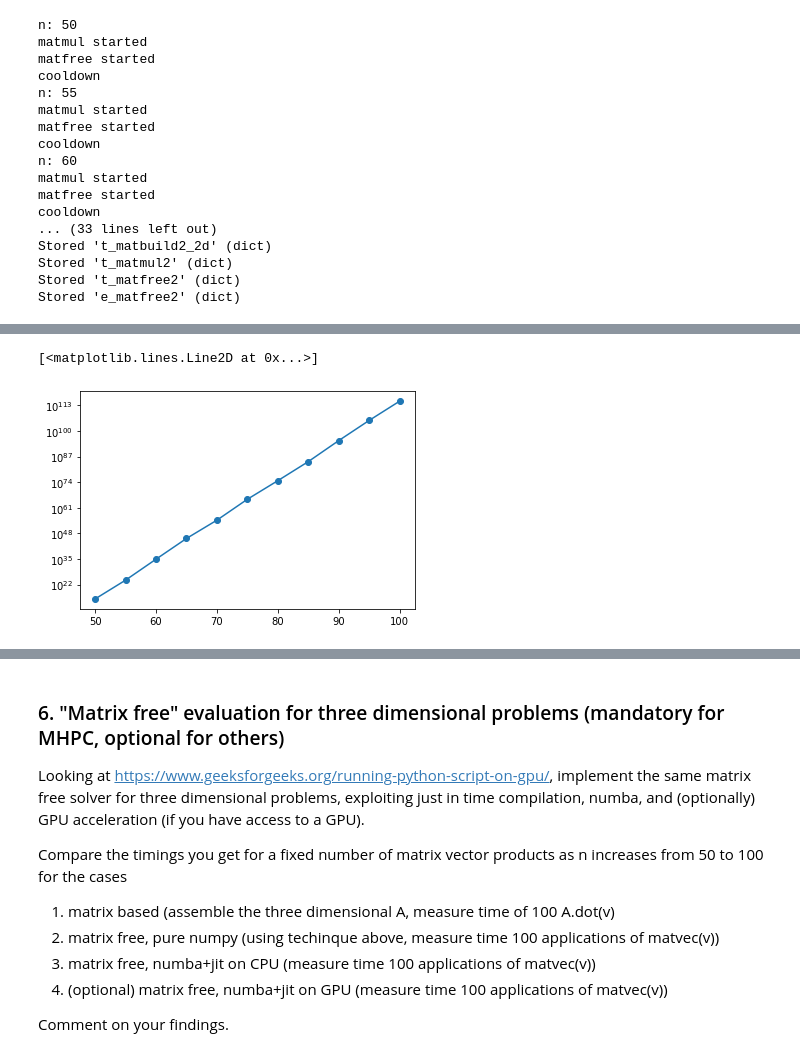
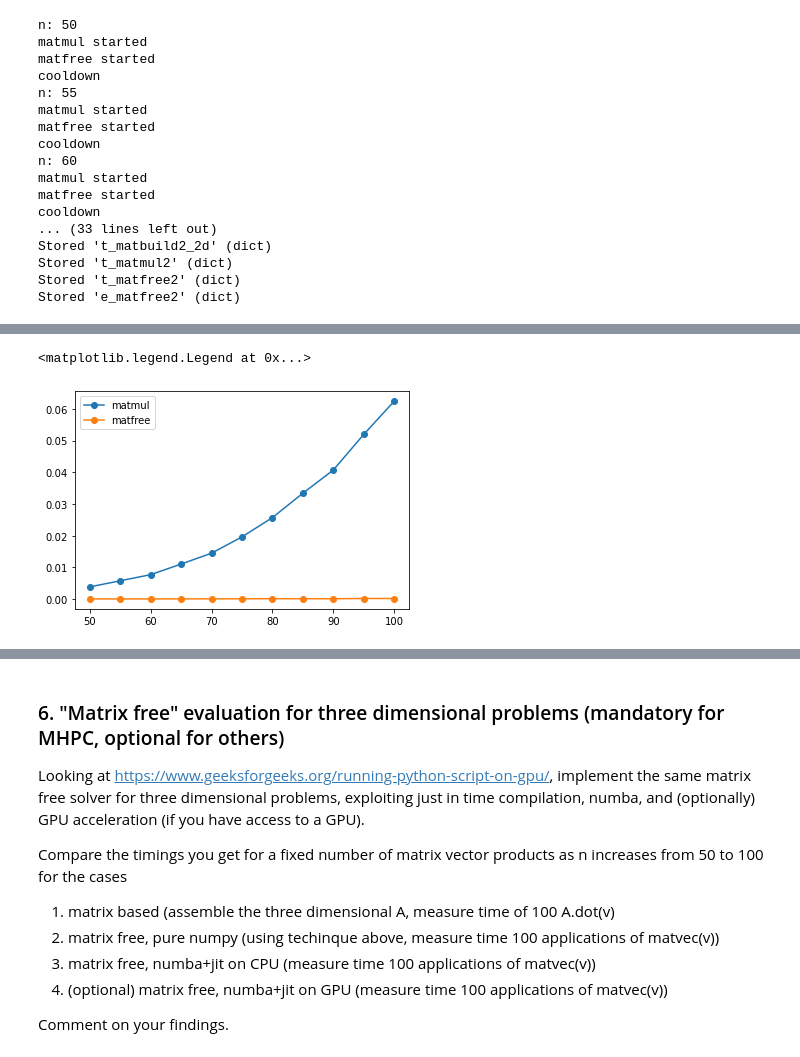
Before and after one commit to lfabris-mhpc/numerical-analysis-2020-2021, a Jupyter notebook: FinalProject-2020-2021-Fabris-Lorenzo.ipynb, the cells around one changed output, grey strips where cells are left out. Cells and saved outputs as stored; diff of their text form; code cells hidden in the pictures.

```diff
--- a/FinalProject-2020-2021-Fabris-Lorenzo.ipynb
+++ b/FinalProject-2020-2021-Fabris-Lorenzo.ipynb
@@ -355,7 +357,7 @@ def compute_error_two_d(nipts, exact, rhs):
     nqpts = nipts
     qpts, qws = np.polynomial.legendre.leggauss(nqpts)
 
-    nqpts_err = 2 * nqpts
+    nqpts_err = 2 * nipts
     qpts_err, qws_err = np.polynomial.legendre.leggauss(nqpts_err)
 
     B = np.empty((nipts, nqpts), dtype=np.float64)
@@ -382,14 +384,14 @@ def compute_error_two_d(nipts, exact, rhs):
     qpts2d = qpts2d.reshape((2, nqpts**2))
 
     ff = rhs(qpts2d).reshape((nqpts, nqpts))
-    FF = np.einsum('iq, q, qp, p, jp-> ij', B, qws, ff, qws, B)
+    FF = np.einsum("iq, q, qp, p, jp-> ij", B, qws, ff, qws, B)
 
     uu = scipy.linalg.solve(AA, FF.reshape(nipts**2))
 
     qpts_err2d = np.array(np.meshgrid(qpts_err, qpts_err), dtype=np.float64)
     qpts_err2d = qpts_err2d.reshape((2, nqpts_err**2))
 
-    qws_err2d = np.einsum('i, j -> ij', qws_err, qws_err)
+    qws_err2d = np.einsum("i, j -> ij", qws_err, qws_err)
     qws_err2d = qws_err2d.reshape((nqpts_err**2))
 
     return np.sqrt(np.sum(((exact(qpts_err2d) - (BBe @ uu))**2) * qws_err2d))
@@ -561,3 +535,14 @@ def matvec2(vinput):
+# %%
+def matvec2(vinput):
+    v = vinput.reshape((n, n))
+
+    #u = K @ v @ M
+    #u += M @ v @ K
+    #u += M @ v @ M
+
+    u = (K + M) @ v @ M + M @ v @ K
+
+    return u.reshape((n**2))
 # %%
 ns = [i for i in range(50, 101, 5)]
 nrepeats = 10
@@ -567,7 +552,6 @@ t_matbuild2_2d = dict()
 
 t_matmul2 = dict()
 t_matfree2 = dict()
-##t_explicit = dict()
 
 e_matfree2 = dict()
 e_explicit2 = dict()
@@ -604,31 +588,16 @@ for n in ns:
     t_matfree2[n] = t/nrepeats
     e_matfree2[n] = np.linalg.norm(w_matmul-w_matfree, 2)
 
-    """
-    print(f"explicit started")
-    t = -time.perf_counter()
-    for i in range(nrepeats):
-        w_explicit = matvec2_explicit(vinput)
-    t += time.perf_counter()
-    t_explicit2[n] = t/nrepeats
-    e_explicit2[n] = np.linalg.norm(w_matmul-w_explicit, 2)
-    """
-
-    #print(f"n {n} matfree diff {np.linalg.norm(w_matmul-w_matfree, 2)}")
-    #print(f"n {n} explicit diff {np.linalg.norm(w_matmul-w_explicit, 2)}")
-
     print(f"cooldown")
-    time.sleep(2)
+    time.sleep(n/10)
 
 %store t_matbuild2_1d
 %store t_matbuild2_2d
 
 %store t_matmul2
 %store t_matfree2
-#%store t_explicit
 
 %store e_matfree2
-#%store e_explicit2
 # %% [output]
 n: 50
 matmul started
@@ -661,10 +622,11 @@ plt.plot(t_matfree2.keys(), t_matfree2.values(), "o-", label="matfree")
-# %%
-#norm of difference with full-matrix product result
-plt.semilogy(e_matfree2.keys(), e_matfree2.values(), "o-", scaley="log", label="matfree")
-
-#matrix build times
-#plt.plot(t_matbuild2_1d.keys(), t_matbuild2_1d.values(), "o-")
-#plt.plot(t_matbuild2_2d.keys(), t_matbuild2_2d.values(), "o-")
-# %% [output]
-[<matplotlib.lines.Line2D at 0x...>]
-[figure, removed]
+# %%
+x, y = dict2arrays(t_matmul2)
+plt.plot(x, y, "o-", label="matmul")
+
+x, y = dict2arrays(t_matfree2)
+plt.plot(x, y, "o-", label="matfree")
+
+plt.legend()
+# %% [output]
+<matplotlib.legend.Legend at 0x...>
+[figure, added]
```
Also changed, not shown: parts of 21 cells of this notebook.
